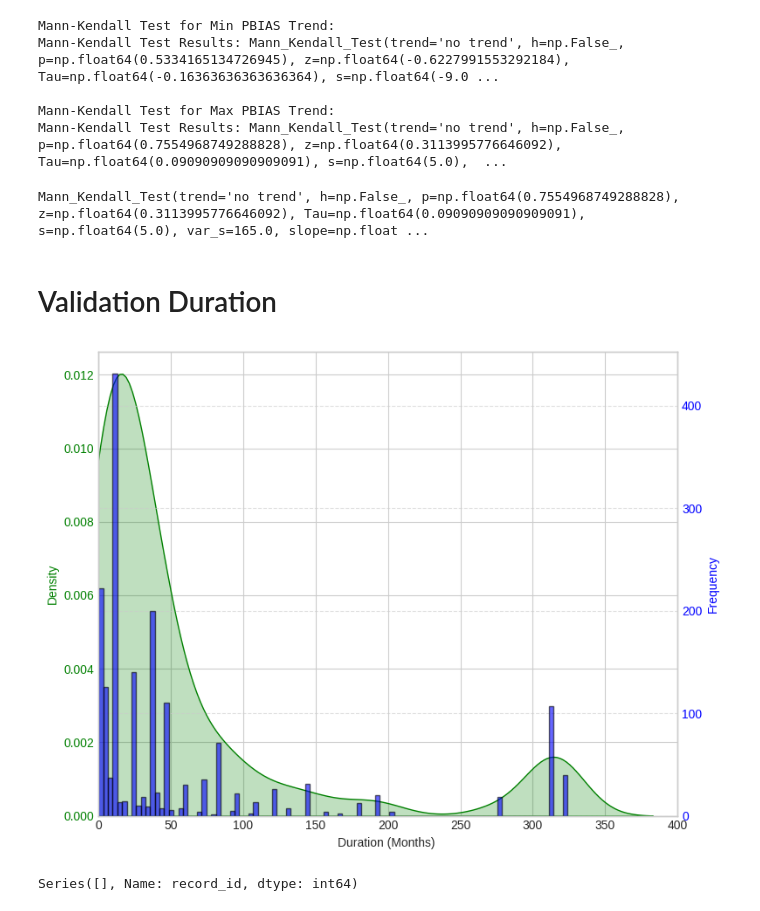
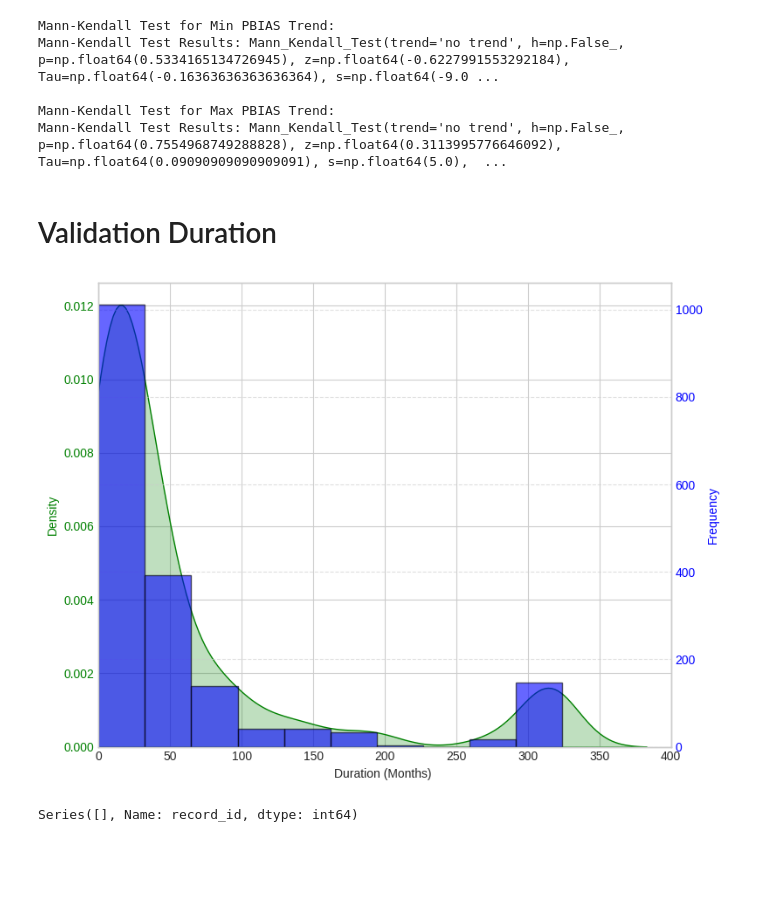
Before and after one commit to trngbich/MetaanalysisBiasET, a Jupyter notebook: PBias_meta_analyses.ipynb, the cells around one changed output. Drawn from its saved outputs; the diff is of its cells as text; code cells hidden in the pictures; blank space fills up the shorter version.

```diff
--- a/PBias_meta_analyses.ipynb
+++ b/PBias_meta_analyses.ipynb
@@ -535,42 +549,38 @@ Mann-Kendall Test Results: Mann_Kendall_Test(trend='no trend', h=np.False_, p=np
 
 Mann-Kendall Test for Max PBIAS Trend:
 Mann-Kendall Test Results: Mann_Kendall_Test(trend='no trend', h=np.False_, p=np.float64(0.7554968749288828), z=np.float64(0.3113995776646092), Tau=np.float64(0.09090909090909091), s=np.float64(5.0),  ...
-# %%
-mk_mean
-# %% [output]
-Mann_Kendall_Test(trend='no trend', h=np.False_, p=np.float64(0.7554968749288828), z=np.float64(0.3113995776646092), Tau=np.float64(0.09090909090909091), s=np.float64(5.0), var_s=165.0, slope=np.float ...
 # %% [markdown]
 # Validation Duration
 # %%
 # Calculate the duration between start date and end date
 df_ = filtered_df.copy()
 df_['duration'] = (df_['End date'] - df_['Start date']).dt.days
 df_['duration_months'] = df_['duration'] / 30.4375
 
 # Create a figure and a primary axes
 fig, ax1 = plt.subplots(figsize=(8, 6))
 
 # Plot the KDE plot on the primary axes (ax1)
 sns.kdeplot(data=df_['duration_months'], color='green', fill=True, ax=ax1)
 ax1.set_xlabel('Duration (Months) ')
 ax1.set_ylabel('Density', color='green')
 ax1.tick_params(axis='y', labelcolor='green')
 ax1.set_xlim(0,400)
 
 # Create a secondary axes that shares the same x-axis
 ax2 = ax1.twinx()
 
 # Plot the histogram on the secondary axes (ax2)
-ax2.hist(df_['duration_months'], bins=100, color='blue', edgecolor='black', alpha=0.6)
+ax2.hist(df_['duration_months'], bins=10, color='blue', edgecolor='black', alpha=0.6)
 ax2.set_ylabel('Frequency', color='blue')
 ax2.tick_params(axis='y', labelcolor='blue')
 
 # plt.title('Density and Frequency of Durations between Start Date and End Date')
 plt.grid(True, axis='y', linestyle='--', alpha=0.6) # Add grid for frequency
 fig.tight_layout() # Adjust layout
 plt.show()
 # %% [output]
-[figure, old version]
+[figure, new version]
 # %%
 negative_duration_rows = df_[df_['duration'] < 0]
 
```
Also changed, not shown: parts of 47 cells of this notebook.
